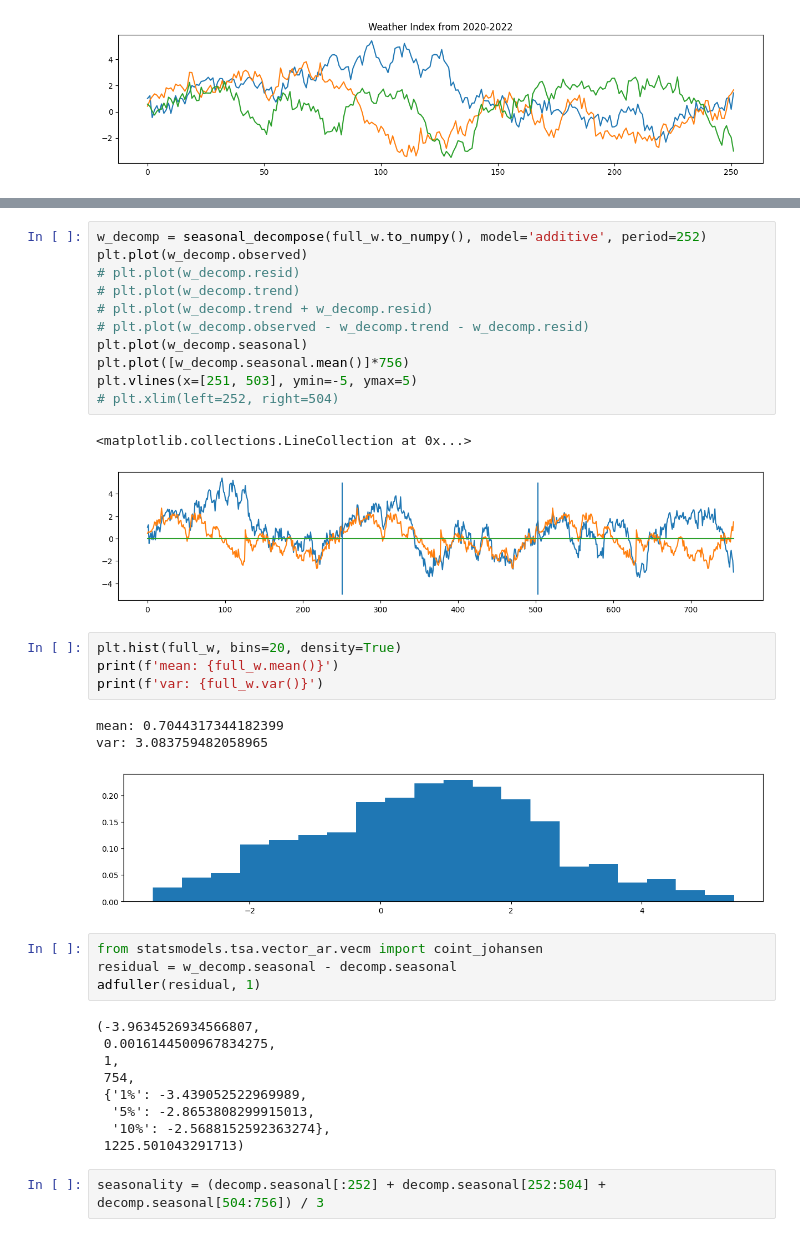
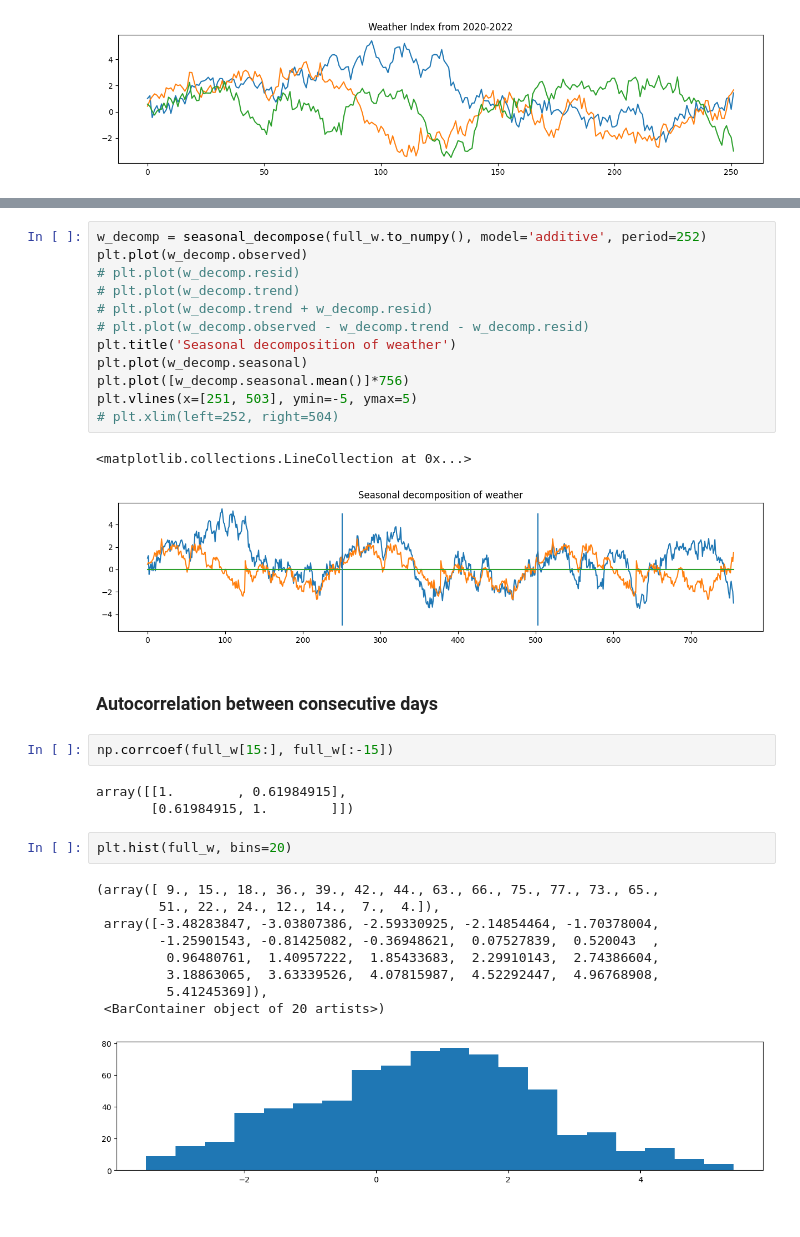
Before and after one commit to Ae-bii/uchicago-trading-2023, a Jupyter notebook: case1/analysis/analysis.ipynb, the cells around one changed output, grey strips where cells are left out. Saved outputs shown, nothing was run; the diff lists cells and outputs as text.

```diff
--- a/case1/analysis/analysis.ipynb
+++ b/case1/analysis/analysis.ipynb
@@ -97,37 +180,34 @@ plt.plot(decomp.seasonal)
 # %%
 w_decomp = seasonal_decompose(full_w.to_numpy(), model='additive', period=252)
 plt.plot(w_decomp.observed)
 # plt.plot(w_decomp.resid)
 # plt.plot(w_decomp.trend)
 # plt.plot(w_decomp.trend + w_decomp.resid)
 # plt.plot(w_decomp.observed - w_decomp.trend - w_decomp.resid)
+plt.title('Seasonal decomposition of weather')
 plt.plot(w_decomp.seasonal)
 plt.plot([w_decomp.seasonal.mean()]*756)
 plt.vlines(x=[251, 503], ymin=-5, ymax=5)
 # plt.xlim(left=252, right=504)
 # %% [output]
 <matplotlib.collections.LineCollection at 0x...>
-[figure, old version]
+[figure, new version]
+# %% [markdown]
+### Autocorrelation between consecutive days
+# %%
+np.corrcoef(full_w[15:], full_w[:-15])
+# %% [output]
+array([[1.        , 0.61984915],
+       [0.61984915, 1.        ]])
 # %%
-plt.hist(full_w, bins=20, density=True)
-print(f'mean: {full_w.mean()}')
-print(f'var: {full_w.var()}')
+plt.hist(full_w, bins=20)
 # %% [output]
-mean: 0.7044317344182399
-var: 3.083759482058965
+(array([ 9., 15., 18., 36., 39., 42., 44., 63., 66., 75., 77., 73., 65.,
+        51., 22., 24., 12., 14.,  7.,  4.]),
+ array([-3.48283847, -3.03807386, -2.59330925, -2.14854464, -1.70378004,
+        -1.25901543, -0.81425082, -0.36948621,  0.07527839,  0.520043  ,
+         0.96480761,  1.40957222,  1.85433683,  2.29910143,  2.74386604,
+         3.18863065,  3.63339526,  4.07815987,  4.52292447,  4.96768908,
+         5.41245369]),
+ <BarContainer object of 20 artists>)
-[figure, old version]
+[figure, new version]
-# %%
-from statsmodels.tsa.vector_ar.vecm import coint_johansen
-residual = w_decomp.seasonal - decomp.seasonal
-adfuller(residual, 1)
-# %% [output]
-(-3.9634526934566807,
- 0.0016144500967834275,
- 1,
- 754,
- {'1%': -3.439052522969989,
-  '5%': -2.8653808299915013,
-  '10%': -2.5688152592363274},
- 1225.501043291713)
-# %%
-seasonality = (decomp.seasonal[:252] + decomp.seasonal[252:504] + decomp.seasonal[504:756]) / 3
```
Also changed, not shown: parts of 44 cells of this notebook.
